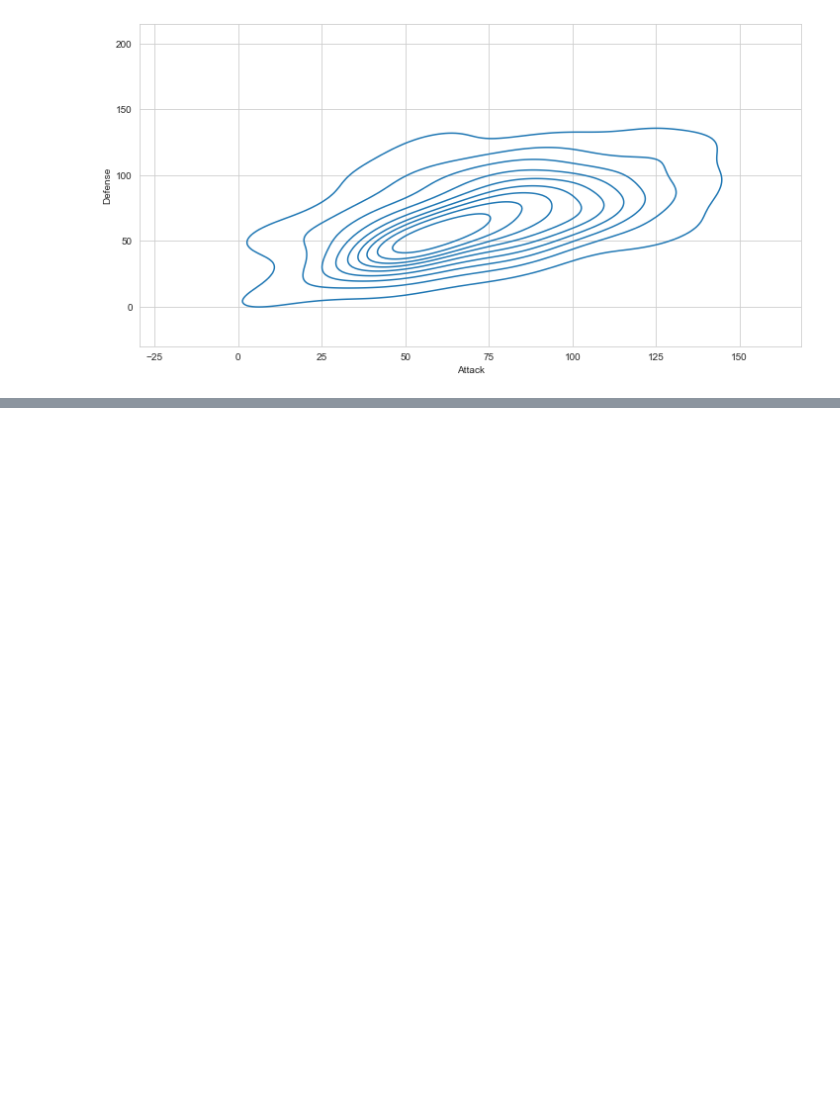
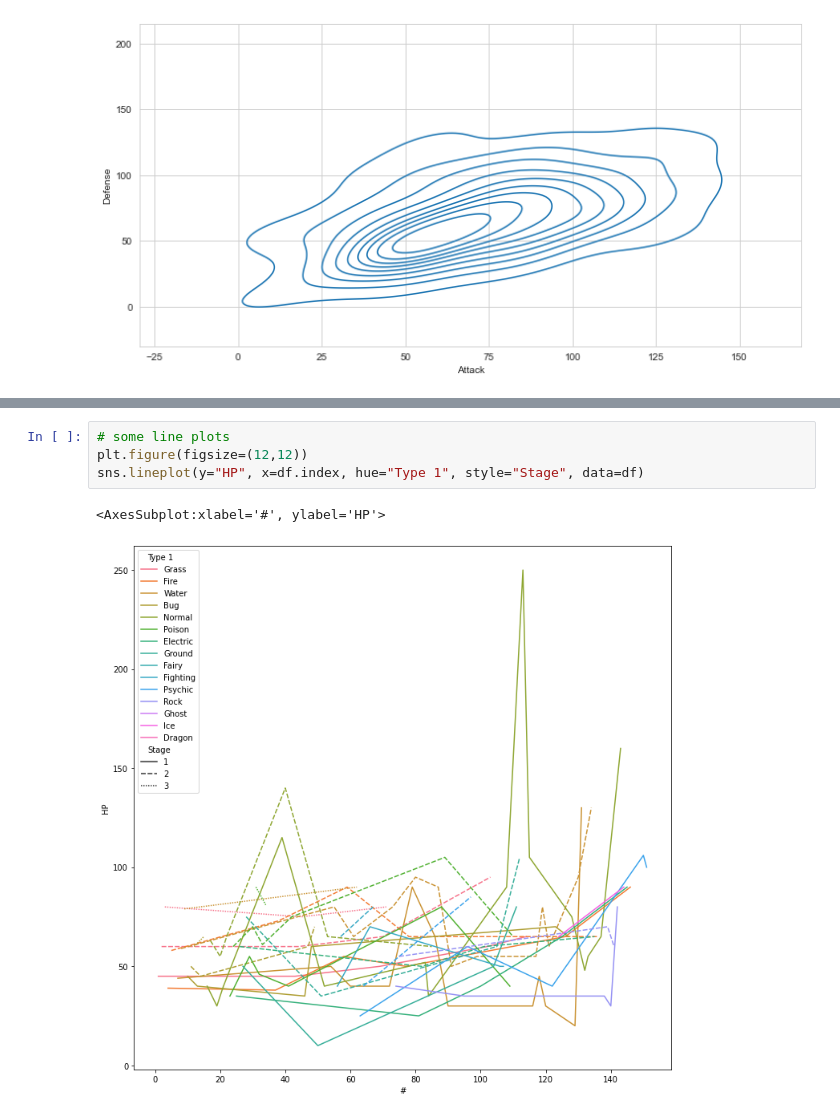
Before and after one commit to nshahpazov/learn-ds-notebooks, a Jupyter notebook: seaborn-pokemons.ipynb, the cells around one changed output, grey strips where cells are left out. Cells and saved outputs as stored; diff of their text form; blank space fills up the shorter version.

```diff
--- a/seaborn-pokemons.ipynb
+++ b/seaborn-pokemons.ipynb
@@ -167,0 +168,7 @@ sns.jointplot(x='Attack', y='Defense', data=df)
+# %%
+# some line plots
+plt.figure(figsize=(12,12))
+sns.lineplot(y="HP", x=df.index, hue="Type 1", style="Stage", data=df)
+# %% [output]
+<AxesSubplot:xlabel='#', ylabel='HP'>
+[figure, added]
```
Also changed, not shown: parts of 2 cells of this notebook, 2 other files.
